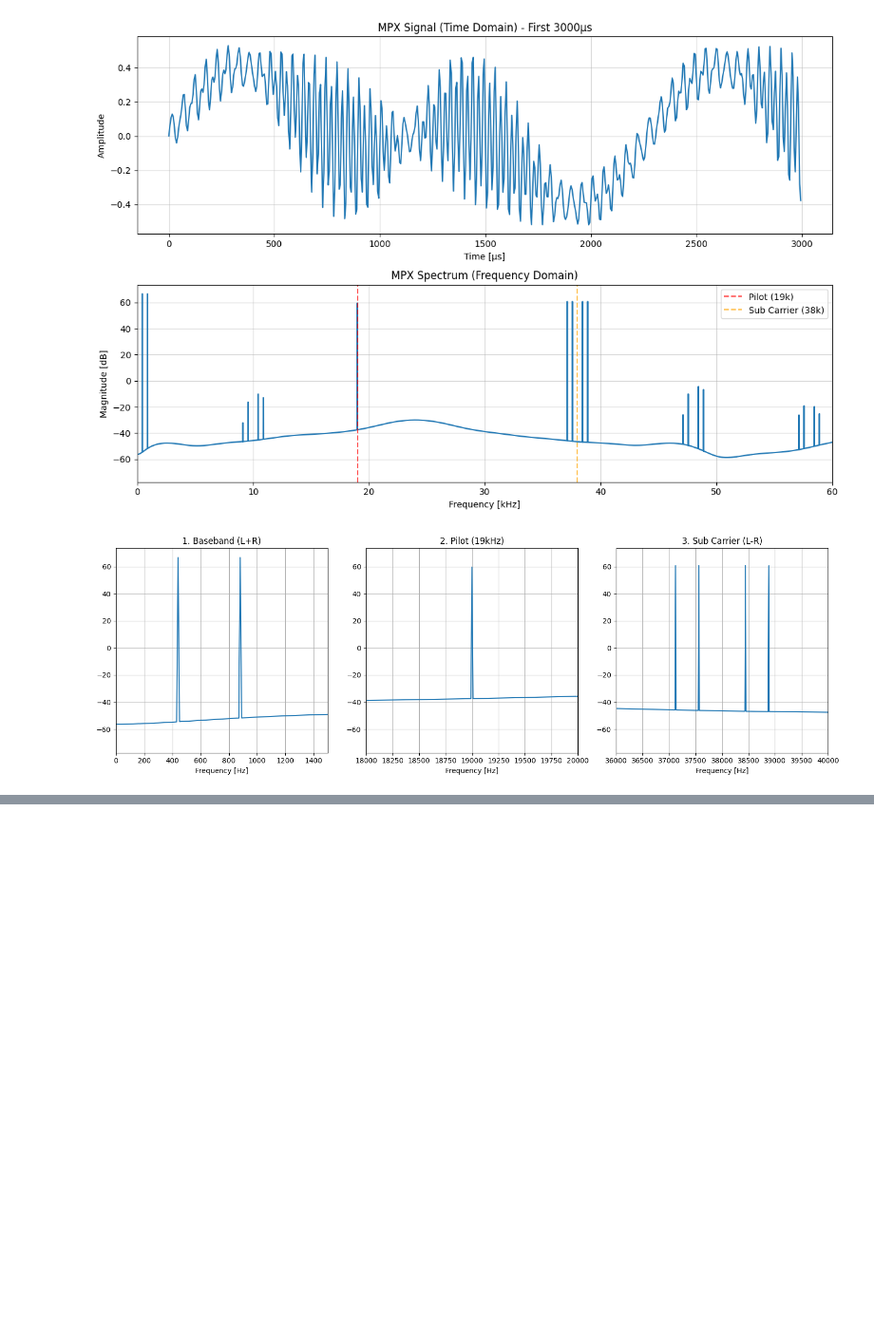
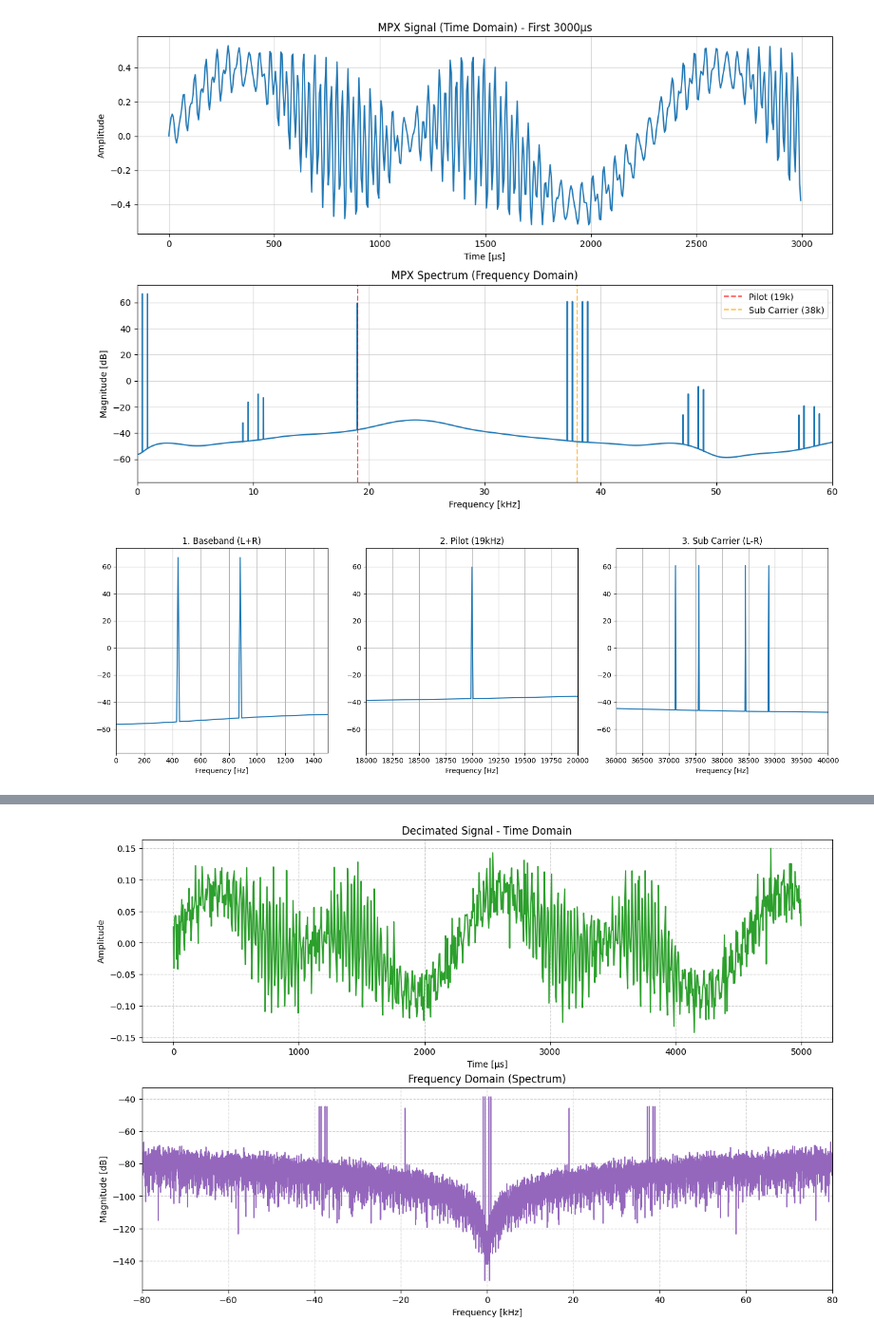
Before and after one commit to mev-null/sfumato-fm-radio-turner, a Jupyter notebook: notebooks/01_virtual_air.ipynb, the cells around one changed output, grey strips where cells are left out. Shown at 95% size. Cells and saved outputs as stored; diff of their text form; code cells hidden in the pictures; blank space fills up the shorter version.

```diff
--- a/notebooks/01_virtual_air.ipynb
+++ b/notebooks/01_virtual_air.ipynb
@@ -223,0 +234,11 @@ plot_signal_analysis(
+# %%
+stereo_decimated_iq = rx.process(stereo_signal_noisy)
+plot_signal_analysis(
+    stereo_decimated_iq,
+    fs=rx.mpx_fs,
+    title="Decimated Signal",
+    zoom_usec=5000,
+    xlim_freq=[-80, 80],
+)
+# %% [output]
+[figure, added]
```
Also changed, not shown: parts of 8 cells of this notebook, 5 other files.
